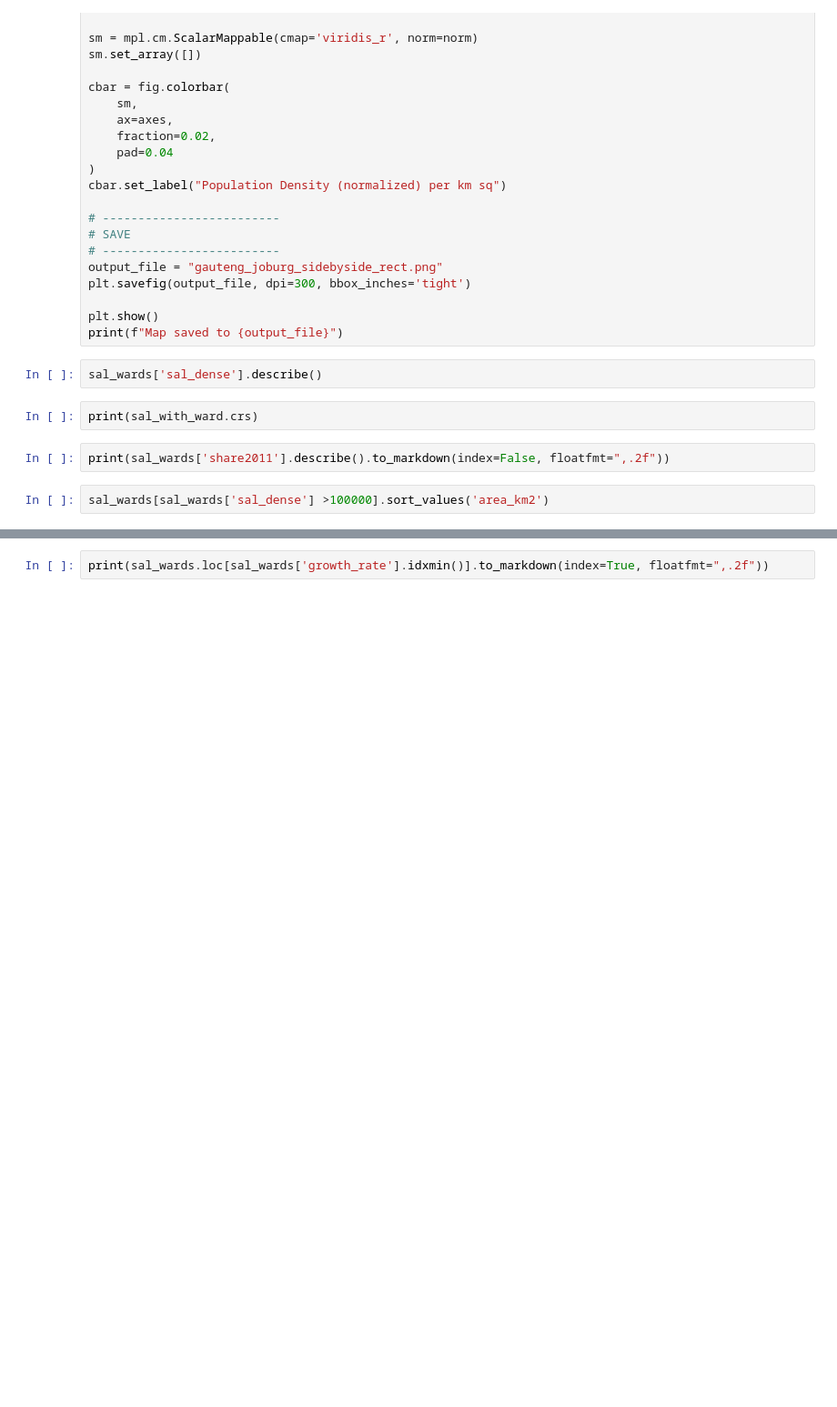
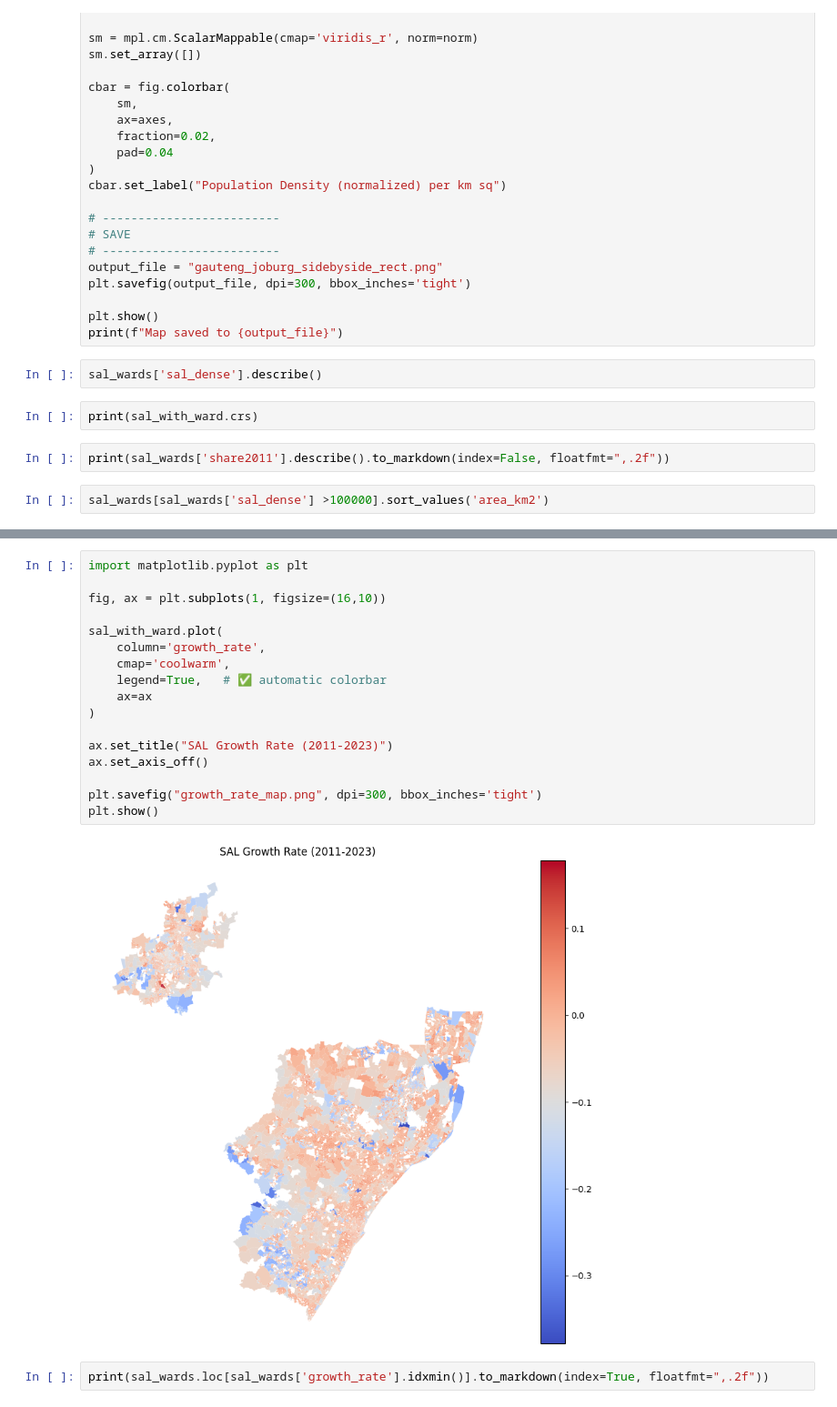
Before and after one commit to tess-vu/south-africa-healthcare, a Jupyter notebook: newpred.ipynb, the cells around one changed output, grey strips where cells are left out. Shown at 91% size. Saved outputs shown, nothing was run; the diff lists cells and outputs as text; blank space fills up the shorter version.

```diff
--- a/newpred.ipynb
+++ b/newpred.ipynb
@@ -560,3 +571,22 @@ print(gtype_summary.to_markdown(floatfmt=",.3f"))
+# %%
+import matplotlib.pyplot as plt
+
+fig, ax = plt.subplots(1, figsize=(16,10))
+
+sal_with_ward.plot(
+    column='growth_rate',
+    cmap='coolwarm',
+    legend=True,   # ✅ automatic colorbar
+    ax=ax
+)
+
+ax.set_title("SAL Growth Rate (2011-2023)")
+ax.set_axis_off()
+
+plt.savefig("growth_rate_map.png", dpi=300, bbox_inches='tight')
+plt.show()
+# %% [output]
+[figure, added]
 # %%
 print(sal_wards.loc[sal_wards['growth_rate'].idxmin()].to_markdown(index=True, floatfmt=",.2f"))
 # %%
```
Also changed, not shown: parts of 4 cells of this notebook, 5 other files.
